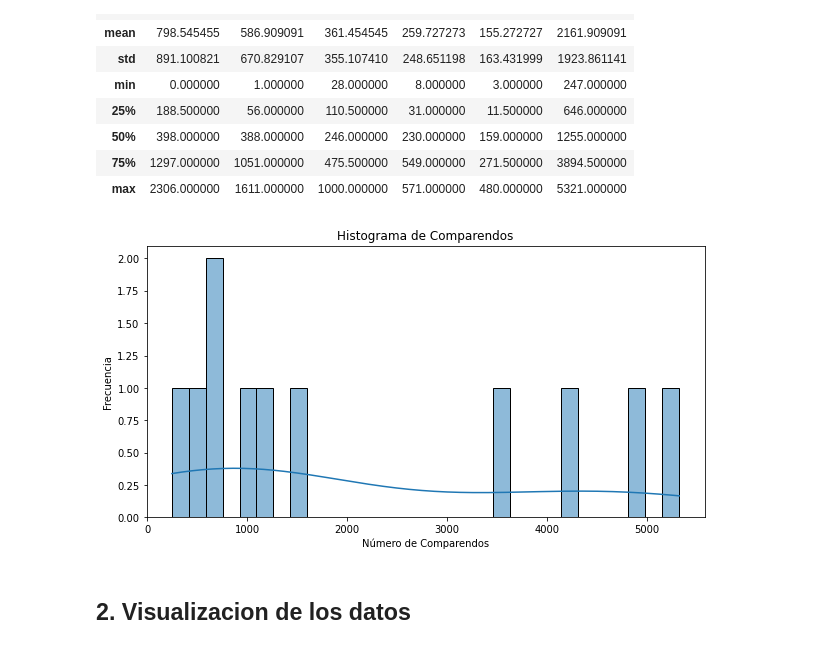
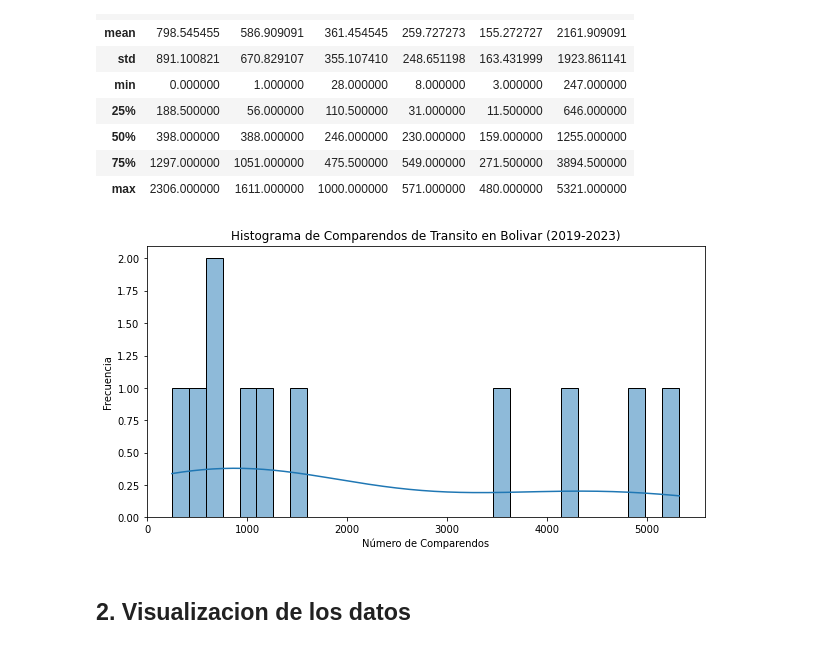
Before and after one commit to rjpaternina/comparendos_transito_Bolivar, a Jupyter notebook: notebooks/comparendos_transito_bolivar_anual.ipynb, the cells around one changed output. Cells and saved outputs as stored; diff of their text form; code cells hidden in the pictures.

```diff
--- a/notebooks/comparendos_transito_bolivar_anual.ipynb
+++ b/notebooks/comparendos_transito_bolivar_anual.ipynb
@@ -400,17 +421,18 @@ df_comparendo_año.describe()
 # %%
 # Realizamos Histograma con Seaborn
 plt.figure(figsize=(10, 5))
 sns.histplot(df_comparendo_año['TOTAL'], bins=30, kde=True)
 
 #Editamos Titulo y Etiquetas del grafico
-plt.title('Histograma de Comparendos')
+plt.title('Histograma de Comparendos de Transito en Bolivar (2019-2023)')
 plt.xlabel('Número de Comparendos')
 plt.ylabel('Frecuencia')
 
-#Visualizamos grafico
+#Guardamos graficos en carpeta y visualizamos
+plt.savefig("D:\\Ricardo\\Programacion\\Data_Science\\Proyectos_DS\\comparendos_transito_Bolivar\\results\\plots\\comparendos_histograma.jpeg")
 plt.show()
 # %% [output]
-[figure, old version]
+[figure, new version]
 # %%
 #Exportamos DataFRame Final
 df_comparendo_año.to_csv("D:\Ricardo\Programacion\\Data_Science\\Proyectos_DS\\comparendos_transito_Bolivar\\results\\dataframes\\comparendos_de_Transito_Bolivar_2019-2023.csv", index=False)
```
Also changed, not shown: parts of 5 cells of this notebook, 4 other files.
